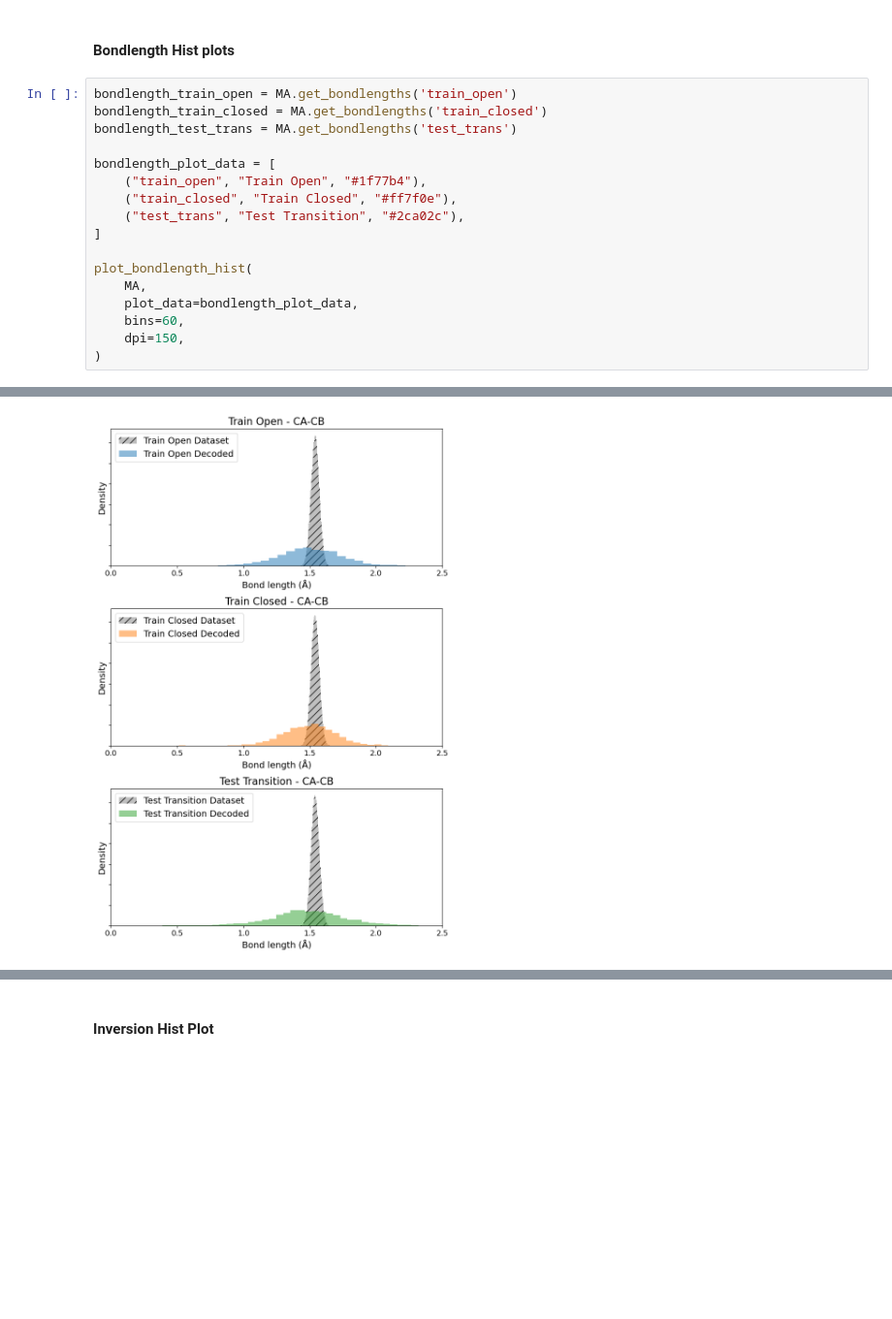
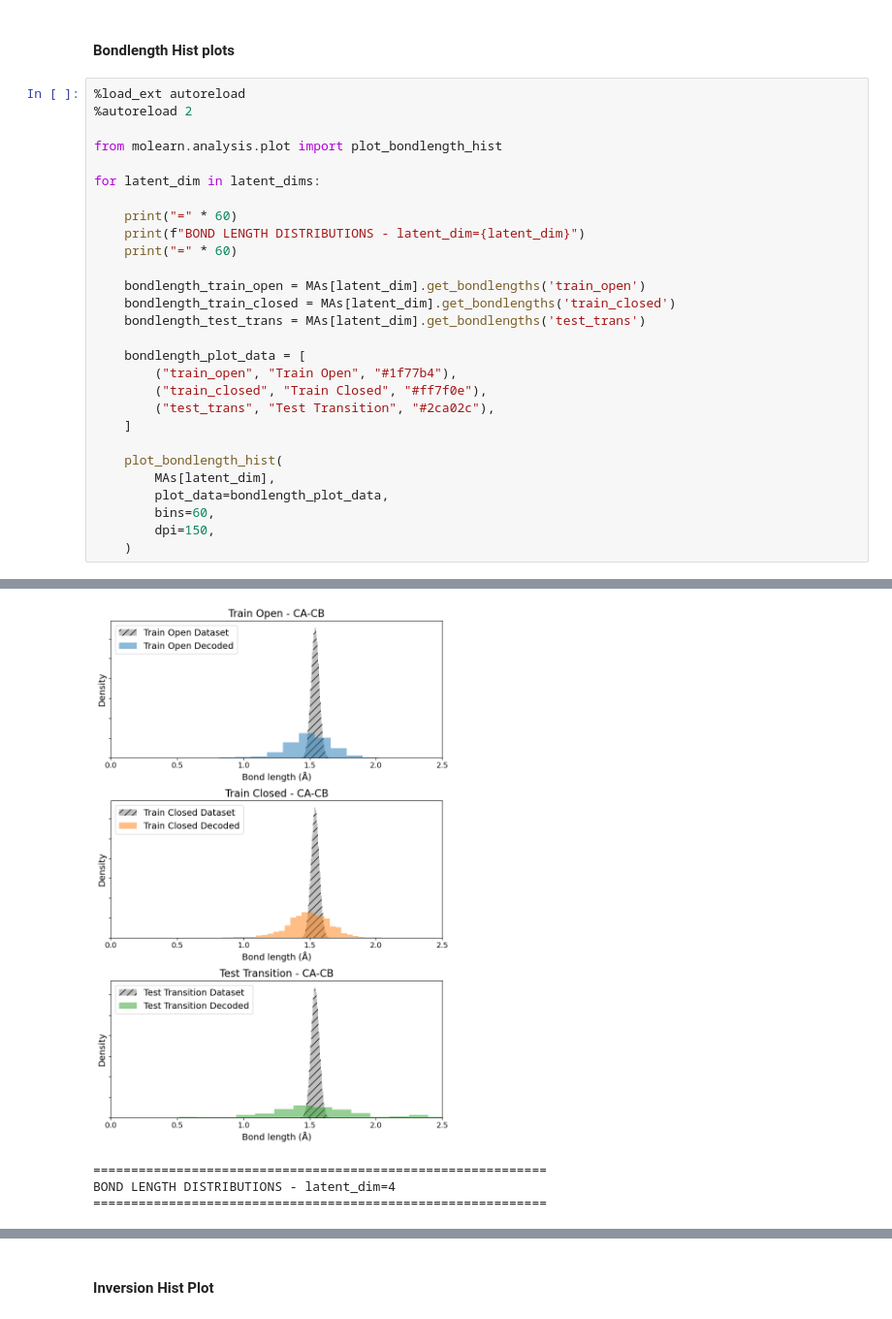
Before and after one commit to briandaniel14/molearn, a Jupyter notebook: analysis/cnn_multi_dim.ipynb, the cells around one changed output, grey strips where cells are left out. Shown at 97% size. Saved outputs shown, nothing was run; the diff lists cells and outputs as text; blank space fills up the shorter version.

```diff
--- a/analysis/cnn_multi_dim.ipynb
+++ b/analysis/cnn_multi_dim.ipynb
@@ -137,20 +208,31 @@ plot_rmsd_hist(
 # %% [markdown]
 #### Bondlength Hist plots
 # %%
-bondlength_train_open = MA.get_bondlengths('train_open')
-bondlength_train_closed = MA.get_bondlengths('train_closed')
-bondlength_test_trans = MA.get_bondlengths('test_trans')
+%load_ext autoreload
+%autoreload 2
 
-bondlength_plot_data = [
-    ("train_open", "Train Open", "#1f77b4"),
-    ("train_closed", "Train Closed", "#ff7f0e"),
-    ("test_trans", "Test Transition", "#2ca02c"),
-]
+from molearn.analysis.plot import plot_bondlength_hist
 
-plot_bondlength_hist(
-    MA,
-    plot_data=bondlength_plot_data,
-    bins=60,
-    dpi=150,
-)
+for latent_dim in latent_dims:
+
+    print("=" * 60)
+    print(f"BOND LENGTH DISTRIBUTIONS - latent_dim={latent_dim}")
+    print("=" * 60)
+
+    bondlength_train_open = MAs[latent_dim].get_bondlengths('train_open')
+    bondlength_train_closed = MAs[latent_dim].get_bondlengths('train_closed')
+    bondlength_test_trans = MAs[latent_dim].get_bondlengths('test_trans')
+
+    bondlength_plot_data = [
+        ("train_open", "Train Open", "#1f77b4"),
+        ("train_closed", "Train Closed", "#ff7f0e"),
+        ("test_trans", "Test Transition", "#2ca02c"),
+    ]
+
+    plot_bondlength_hist(
+        MAs[latent_dim],
+        plot_data=bondlength_plot_data,
+        bins=60,
+        dpi=150,
+    )
 # %% [output]
@@ -160 +245,4 @@ plot_bondlength_hist(
-[figure, old version]
+[figure, new version]
+============================================================
+BOND LENGTH DISTRIBUTIONS - latent_dim=4
+============================================================
```
Also changed, not shown: parts of 16 cells of this notebook, 41 other files.
